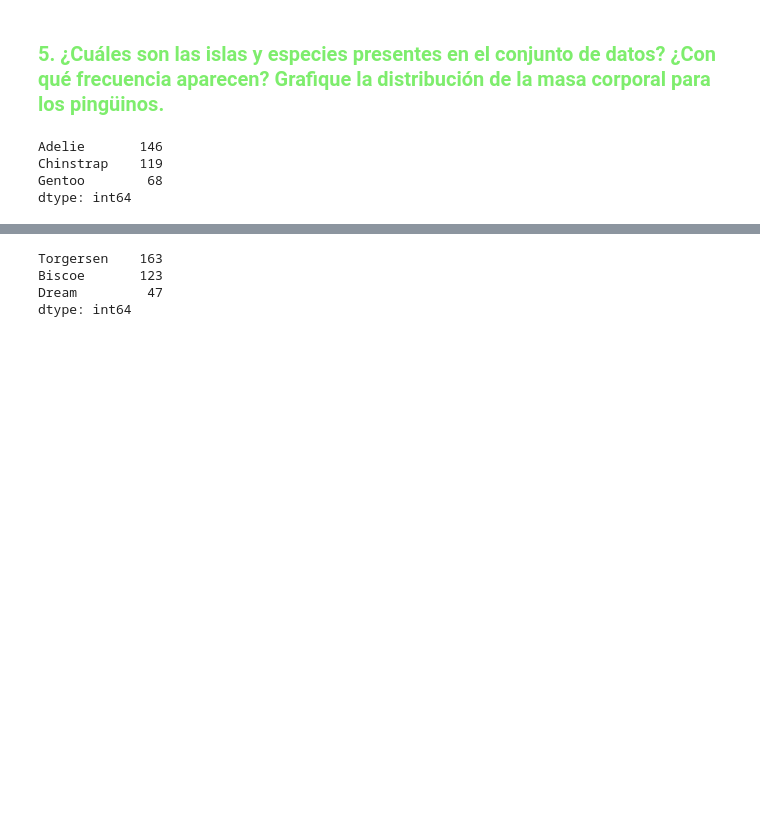
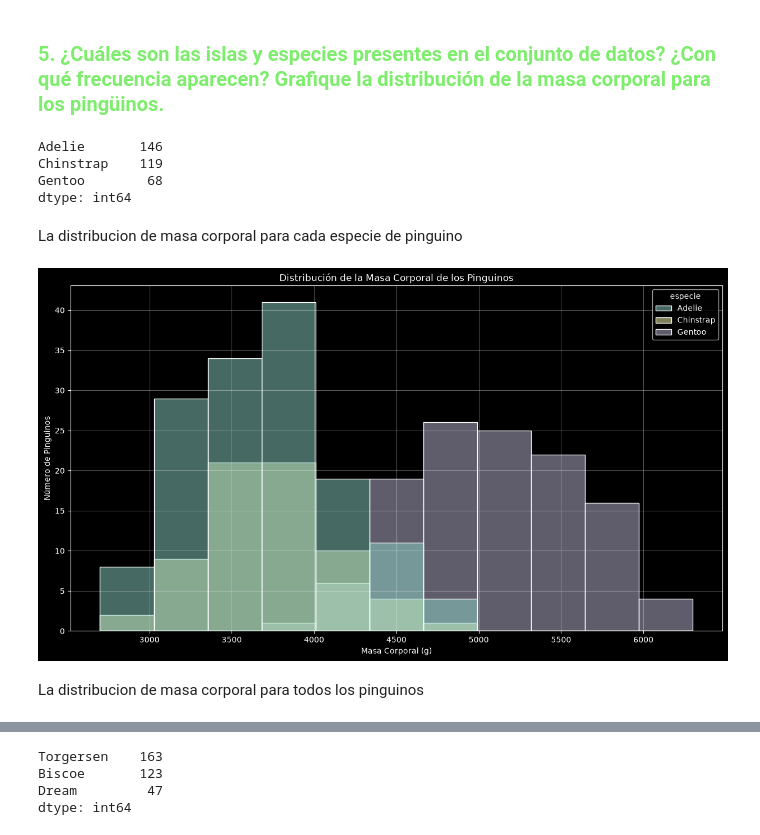
Before and after one commit to Alejandro-UDEA/Fisica_Computacional_Estudiante, a Jupyter notebook: Laboratorios/Lab_1_pandas.ipynb, the cells around one changed output, grey strips where cells are left out. Cells and saved outputs as stored; diff of their text form; code cells hidden in the pictures; blank space fills up the shorter version.

```diff
--- a/Laboratorios/Lab_1_pandas.ipynb
+++ b/Laboratorios/Lab_1_pandas.ipynb
@@ -208,3 +208,17 @@ Adelie       146
 Chinstrap    119
 Gentoo        68
 dtype: int64
+# %% [markdown]
+La distribucion de masa corporal para cada especie de pinguino
+# %%
+fig, ax = plt.subplots(figsize=(15, 8))
+sns.histplot(data=df, x="masa_corporal (g)", color="pink", ax=ax, hue="especie")
+plt.title("Distribución de la Masa Corporal de los Pinguinos")
+plt.grid(True, alpha=0.35)
+plt.xlabel("Masa Corporal (g)")
+plt.ylabel("Número de Pinguinos")
+plt.show()
+# %% [output]
+[figure, added]
+# %% [markdown]
+La distribucion de masa corporal para todos los pinguinos
```
Also changed, not shown: parts of 3 cells of this notebook.
